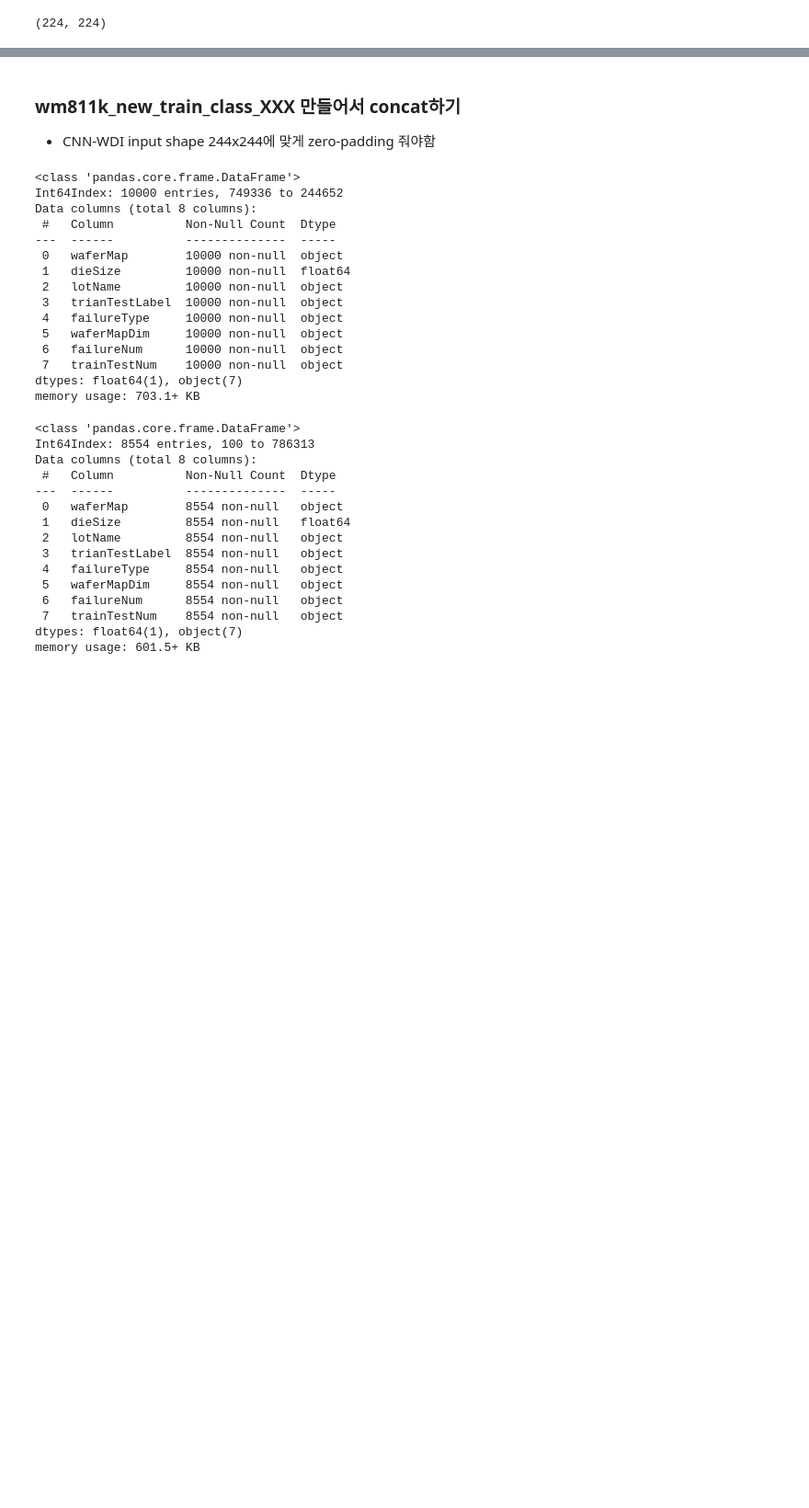
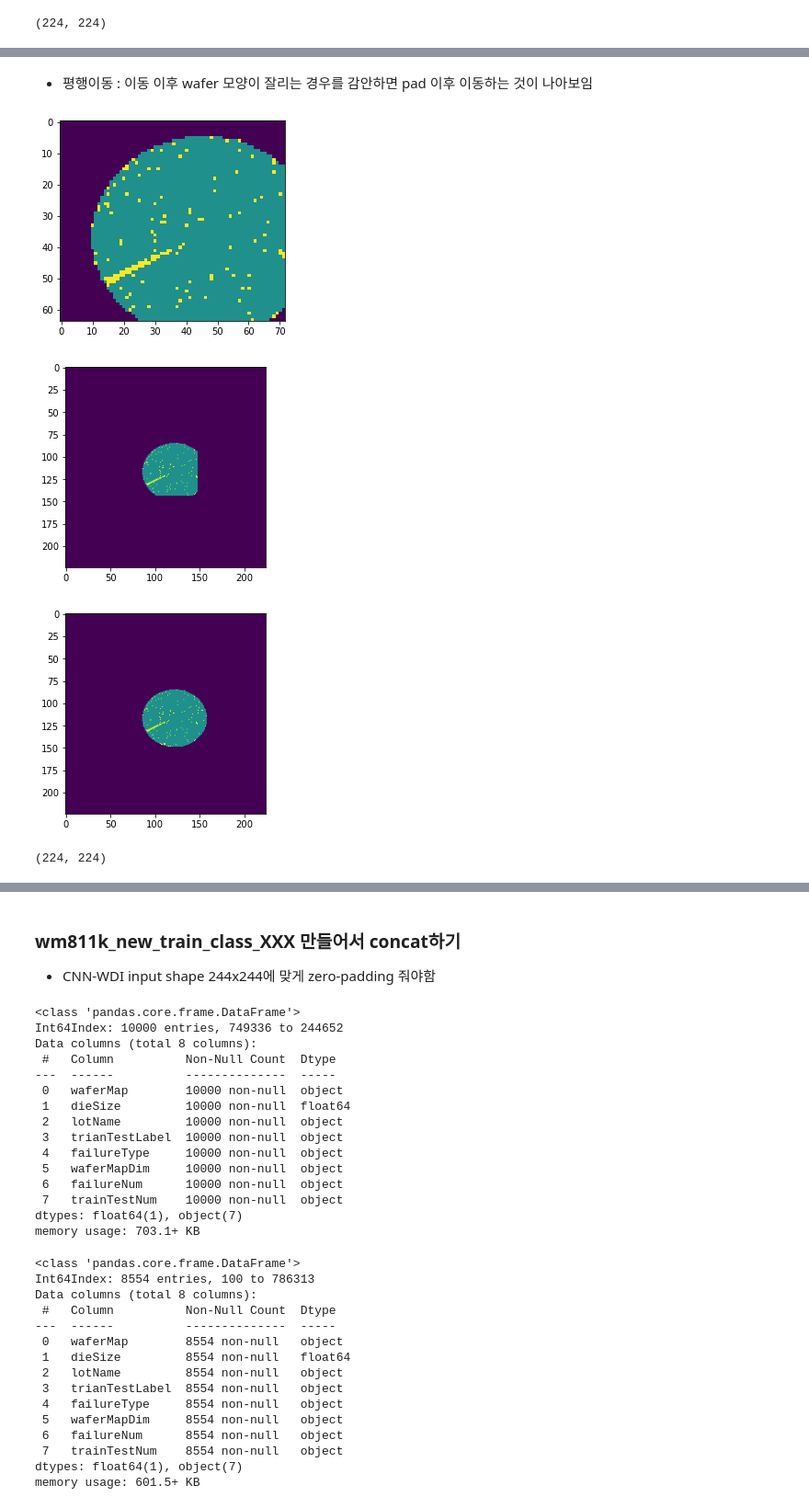
Before and after one commit to jun4879/cbnu_22_1_capstone, a Jupyter notebook: midterm_project/mid_term_project_wafer_classification.ipynb, the cells around one changed output, grey strips where cells are left out. Shown at 92% size. Saved outputs shown, nothing was run; the diff lists cells and outputs as text; code cells hidden in the pictures; blank space fills up the shorter version.

```diff
--- a/midterm_project/mid_term_project_wafer_classification.ipynb
+++ b/midterm_project/mid_term_project_wafer_classification.ipynb
@@ -406,0 +437,22 @@ plt.show()
+# %% [markdown]
+- 평행이동 : 이동 이후 wafer 모양이 잘리는 경우를 감안하면 pad 이후 이동하는 것이 나아보임
+# %%
+translated =  translate(test_origin)
+plt.imshow(translated)
+plt.show()
+
+pad_translated = zero_padding(translated, 224)
+plt.imshow(pad_translated)
+plt.show()
+
+translate_pad_origin = translate(pad_origin)
+plt.imshow(translate_pad_origin)
+plt.show()
+# %% [output]
+[figure, added]
+[figure, added]
+[figure, added]
+# %%
+translate_pad_origin.shape
+# %% [output]
+(224, 224)
```
Also changed, not shown: parts of 27 cells of this notebook.
